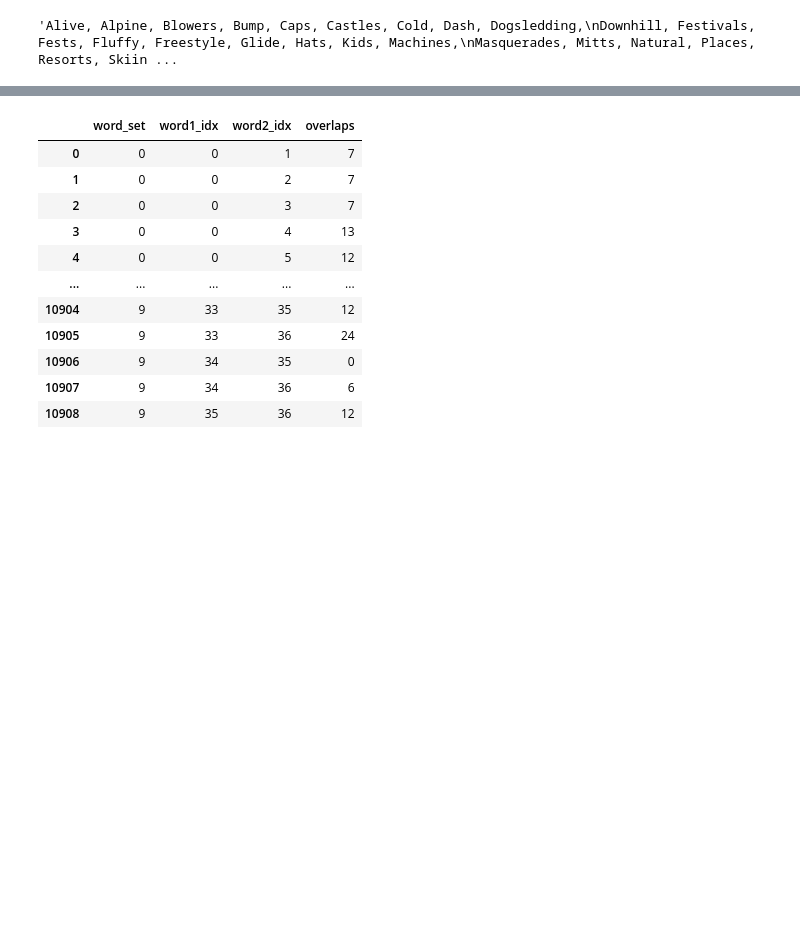
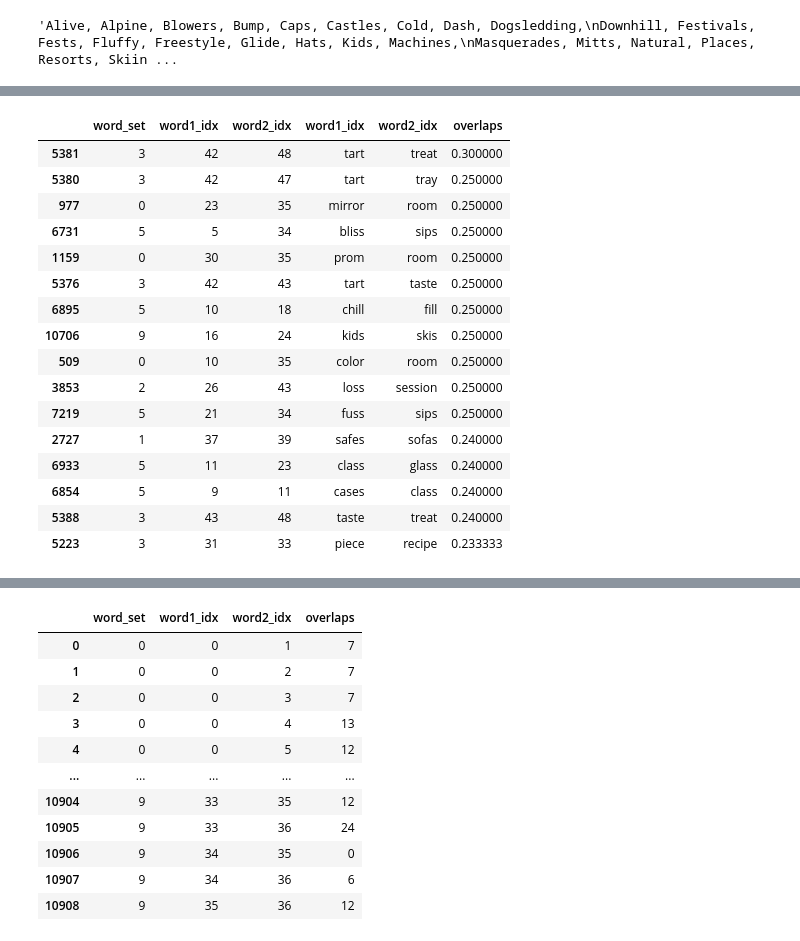
Before and after one commit to jonadsimon/wonder-words-generator, a Jupyter notebook: Analyses/Analyzing word length & letter distributions.ipynb, the cells around one changed output, grey strips where cells are left out. Saved outputs shown, nothing was run; the diff lists cells and outputs as text; code cells hidden in the pictures; blank space fills up the shorter version.

```diff
--- a/Analyses/Analyzing word length & letter distributions.ipynb
+++ b/Analyses/Analyzing word length & letter distributions.ipynb
@@ -206,0 +217,19 @@ s10
+# %%
+# Gave a number of test examples, performs as expected.
+# Now, compute and plot the pairwise distributions for each of the word sets.
+
+from collections import Counter
+
+# Letter frequency distributions
+
+df_raw = []
+for i, s in enumerate([s1,s2,s3,s4,s5,s6,s7,s8,s9,s10]):
+    words = s.replace("\n", "").replace(" ", "").lower().split(",")
+    overlaps = []
+    for j in range(len(words)):
+        for k in range(j+1, len(words)):
+            overlaps.append((j,k,words[j],words[k],get_num_overlaps_approx_normed(words[j],words[k])))
+    df_raw.extend(zip([i]*len(overlaps), *zip(*overlaps)))
+
+df_overlaps_normed = pd.DataFrame(data=df_raw, columns=["word_set", "word1_idx", "word2_idx", "word1_idx", "word2_idx", "overlaps"])
+df_overlaps_normed
@@ -206,0 +250,24 @@ s10
+# %%
+# Don't know if this really works... going to be the same situation for any randomly-selected word set
+# Manually inspect the words and see what highly-overlapping pairs look like
+
+pd.set_option('display.max_rows', 100)
+df_overlaps_normed.sort_values('overlaps', ascending=False).head(16)
+# %% [output]
+|  | word_set | word1_idx | word2_idx | word1_idx | word2_idx | overlaps |
+| 5381 | 3 | 42 | 48 | tart | treat | 0.300000 |
+| 5380 | 3 | 42 | 47 | tart | tray | 0.250000 |
+| 977 | 0 | 23 | 35 | mirror | room | 0.250000 |
+| 6731 | 5 | 5 | 34 | bliss | sips | 0.250000 |
+| 1159 | 0 | 30 | 35 | prom | room | 0.250000 |
+| 5376 | 3 | 42 | 43 | tart | taste | 0.250000 |
+| 6895 | 5 | 10 | 18 | chill | fill | 0.250000 |
+| 10706 | 9 | 16 | 24 | kids | skis | 0.250000 |
+| 509 | 0 | 10 | 35 | color | room | 0.250000 |
+| 3853 | 2 | 26 | 43 | loss | session | 0.250000 |
+| 7219 | 5 | 21 | 34 | fuss | sips | 0.250000 |
+| 2727 | 1 | 37 | 39 | safes | sofas | 0.240000 |
+| 6933 | 5 | 11 | 23 | class | glass | 0.240000 |
+| 6854 | 5 | 9 | 11 | cases | class | 0.240000 |
+| 5388 | 3 | 43 | 48 | taste | treat | 0.240000 |
+| 5223 | 3 | 31 | 33 | piece | recipe | 0.233333 |
```
Also changed, not shown: parts of 20 cells of this notebook, 7 other files.
